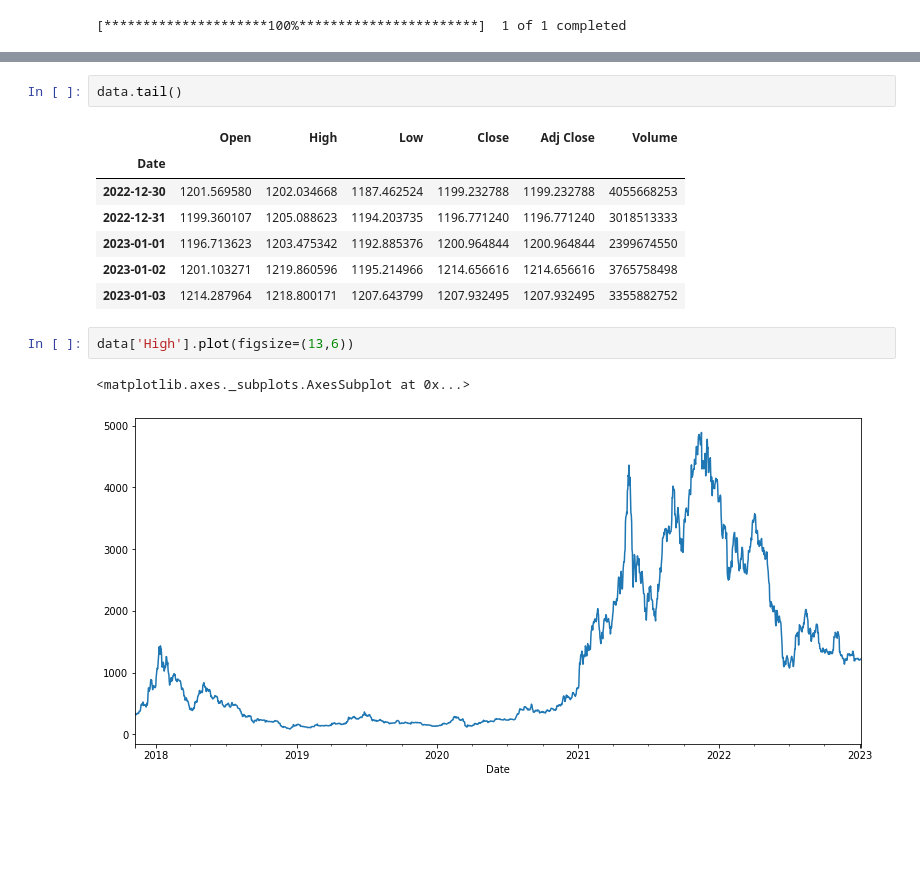
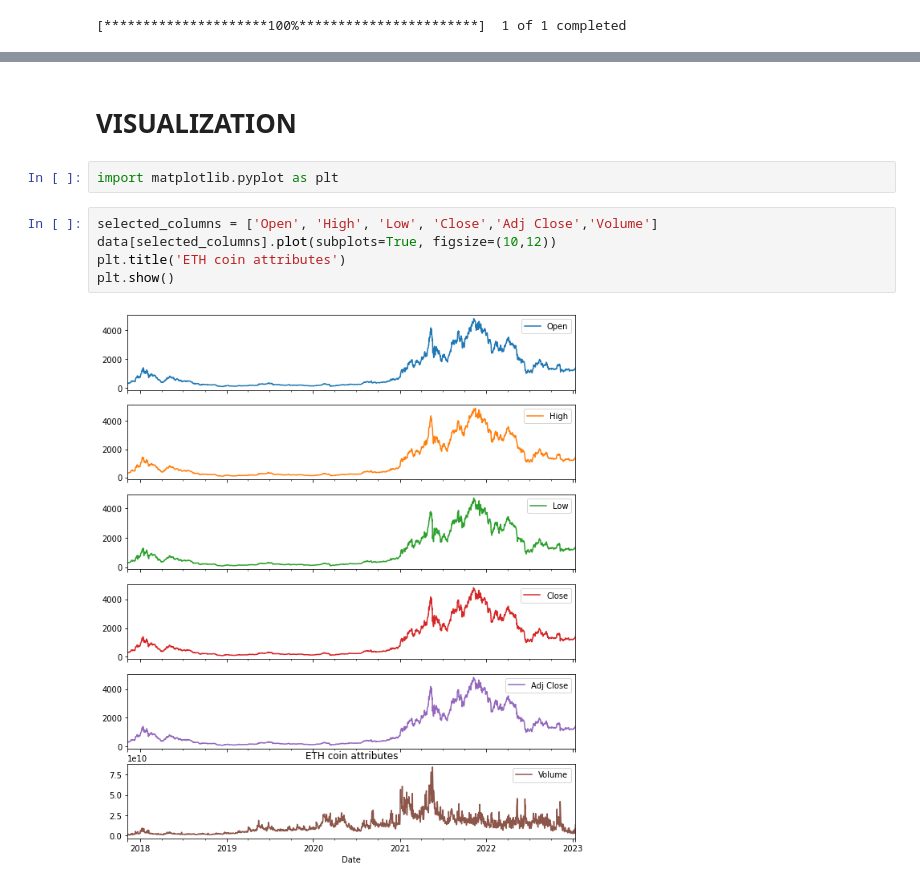
Before and after one commit to tago893/capstone, a Jupyter notebook: Day1/EdaOnTsd.ipynb, the cells around one changed output, grey strips where cells are left out. Drawn from its saved outputs; the diff is of its cells as text; blank space fills up the shorter version.

```diff
--- a/Day1/EdaOnTsd.ipynb
+++ b/Day1/EdaOnTsd.ipynb
@@ -86,15 +86,11 @@ data
-# %%
-data.tail()
-# %% [output]
-|  | Open | High | Low | Close | Adj Close | Volume |
-| Date |  |  |  |  |  |  |
-| 2022-12-30 | 1201.569580 | 1202.034668 | 1187.462524 | 1199.232788 | 1199.232788 | 4055668253 |
-| 2022-12-31 | 1199.360107 | 1205.088623 | 1194.203735 | 1196.771240 | 1196.771240 | 3018513333 |
-| 2023-01-01 | 1196.713623 | 1203.475342 | 1192.885376 | 1200.964844 | 1200.964844 | 2399674550 |
-| 2023-01-02 | 1201.103271 | 1219.860596 | 1195.214966 | 1214.656616 | 1214.656616 | 3765758498 |
-| 2023-01-03 | 1214.287964 | 1218.800171 | 1207.643799 | 1207.932495 | 1207.932495 | 3355882752 |
-# %%
-data['High'].plot(figsize=(13,6))
-# %% [output]
-<matplotlib.axes._subplots.AxesSubplot at 0x...>
-[figure, removed]
+# %% [markdown]
+# VISUALIZATION
+# %%
+import matplotlib.pyplot as plt
+# %%
+selected_columns = ['Open', 'High', 'Low', 'Close','Adj Close','Volume']
+data[selected_columns].plot(subplots=True, figsize=(10,12))
+plt.title('ETH coin attributes')
+plt.show()
+# %% [output]
+[figure, added]
```
Also changed, not shown: parts of 4 cells of this notebook.
